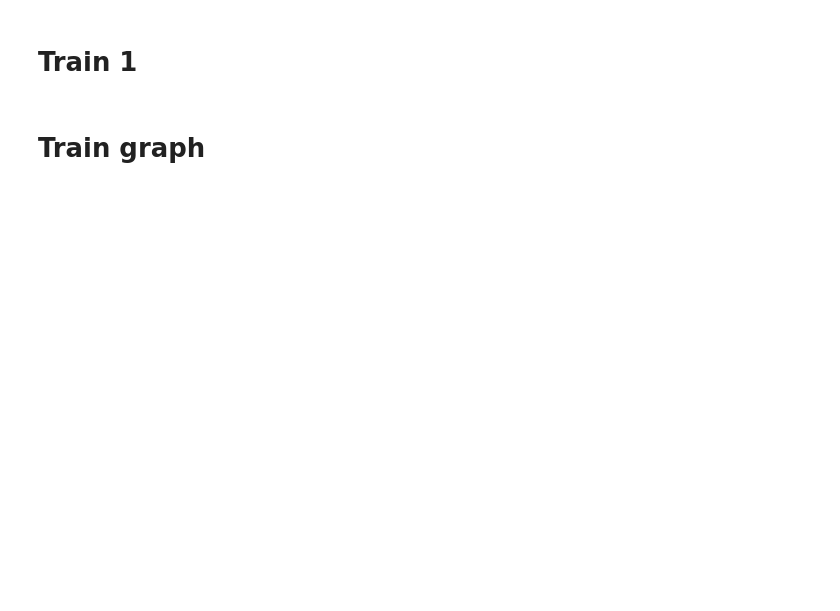
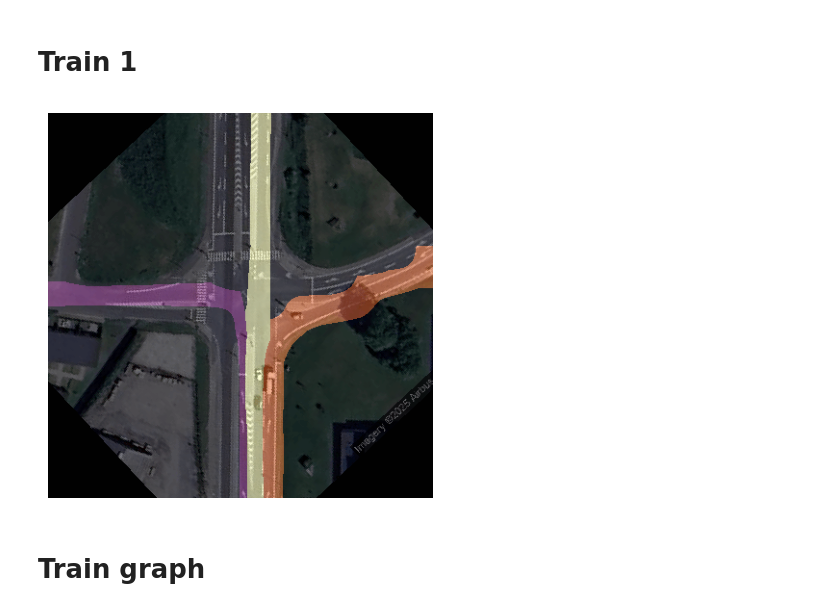
Before and after one commit to DaDudeIan/Pre-planning-Intersection-Traversal-for-Autonomous-Vehicles, a Jupyter notebook: models/training/results.ipynb, the cells around one changed output. Drawn from its saved outputs; the diff is of its cells as text; code cells hidden in the pictures; blank space fills up the shorter version.

```diff
--- a/models/training/results.ipynb
+++ b/models/training/results.ipynb
@@ -168,20 +172,22 @@ swin ready
 # %% [markdown]
 # Train 1
 # %%
-# train_1_index = 0
-# satellite = train_dataloader.dataset[train_1_index]['satellite'].to(device)
-# fig = plt.figure(figsize=(5, 5))
-# plt.imshow(satellite.cpu().numpy().transpose(1, 2, 0))
+train_1_index = 0
+satellite = train_dataloader.dataset[train_1_index]['satellite'].to(device)
+fig = plt.figure(figsize=(5, 5))
+plt.imshow(satellite.cpu().numpy().transpose(1, 2, 0))
 
-# output = model(satellite.unsqueeze(0))
-# output = torch.argmax(output, dim=1)
-# output = output.squeeze(0).cpu().numpy()
+output = model(satellite.unsqueeze(0))
+output = torch.argmax(output, dim=1)
+output = output.squeeze(0).cpu().numpy()
 
-# plt.imshow(output, cmap='inferno', alpha=0.5)
+plt.imshow(output, cmap='inferno', alpha=0.5)
 
-# plt.axis('off')
+plt.axis('off')
 
-# plt.savefig(f"{res_folder}/{base}_train1.png", bbox_inches='tight', transparent=True)
+plt.savefig(f"{res_folder}/{base}_train1.png", bbox_inches='tight', transparent=True)
+# %% [output]
+[figure, added]
 # %% [markdown]
 # Train graph
 # %%
```
Also changed, not shown: parts of 5 cells of this notebook, 42 other files.
